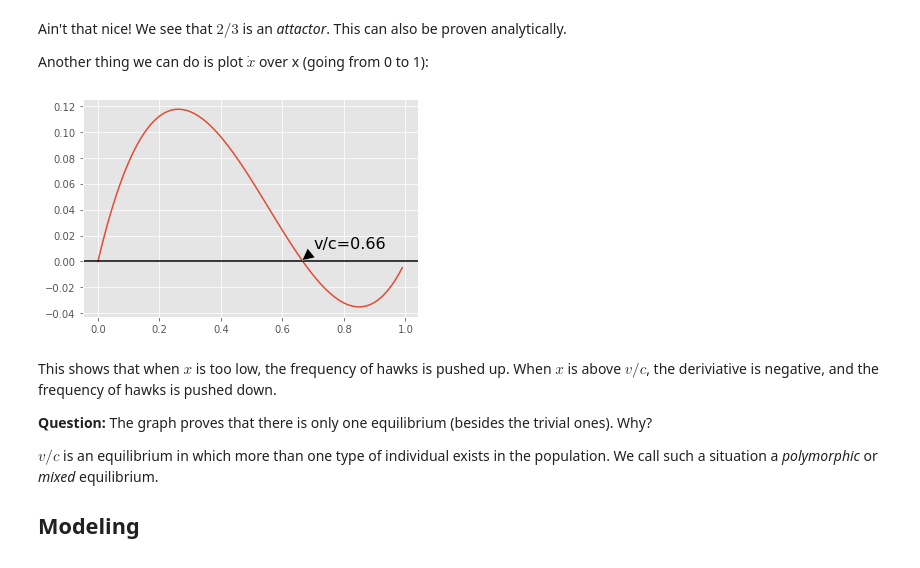
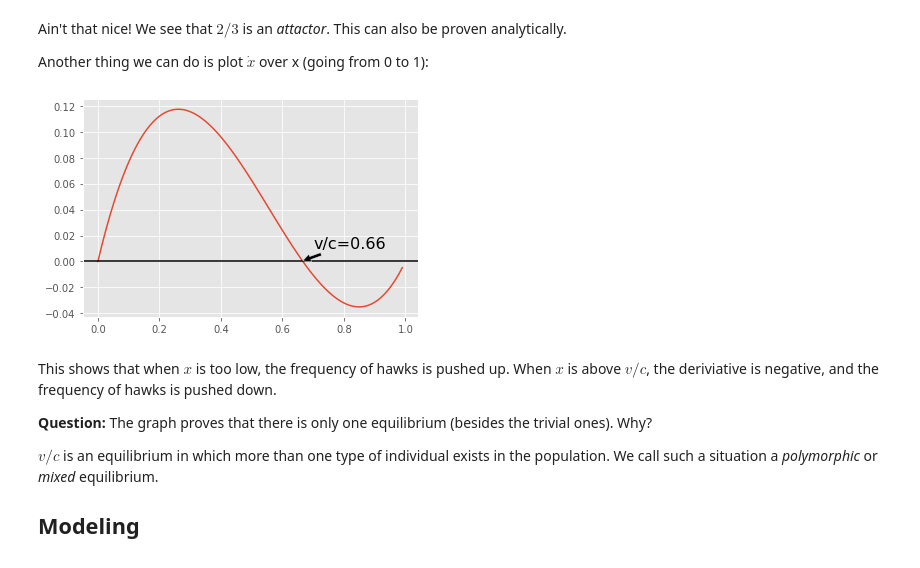
Before and after one commit to ehud/Notes, a Jupyter notebook: dst.ipynb, the cells around one changed output. Cells and saved outputs as stored; diff of their text form; code cells hidden in the pictures.

Commit message:
Fixed arrowprops

```diff
--- a/dst.ipynb
+++ b/dst.ipynb
@@ -1129,35 +1115,35 @@ def HawkDove(state,t):
 
   # return the the deriviative of x
 
   return 0.5*x*(1-x)*(2-3*x)
 
 
 
 x = arange(0.0, 1, 0.01)
 
 
 
 y = HawkDove(x,0)
 
 
 
 
 
 plot(x,y)
 
 axhline(0,color='k')
 
 
 
 
 
 annotate('v/c=0.66', xy=(0.66, 0), xytext=(0.7, 0.01),
 
-            arrowprops=dict(facecolor='black', shrink=0.1,frac=0.2),fontsize=16
+            arrowprops=dict(facecolor='black', arrowstyle='simple'),fontsize=16
 
             );
 # %% [output]
-[figure, old version]
+[figure, new version]
 # %% [markdown]
 This shows that when $x$ is too low, the frequency of hawks is pushed up. When $x$ is above $v/c$, the deriviative is negative, and the frequency of hawks is pushed down.
 
```
Also changed, not shown: parts of 5 cells of this notebook.
